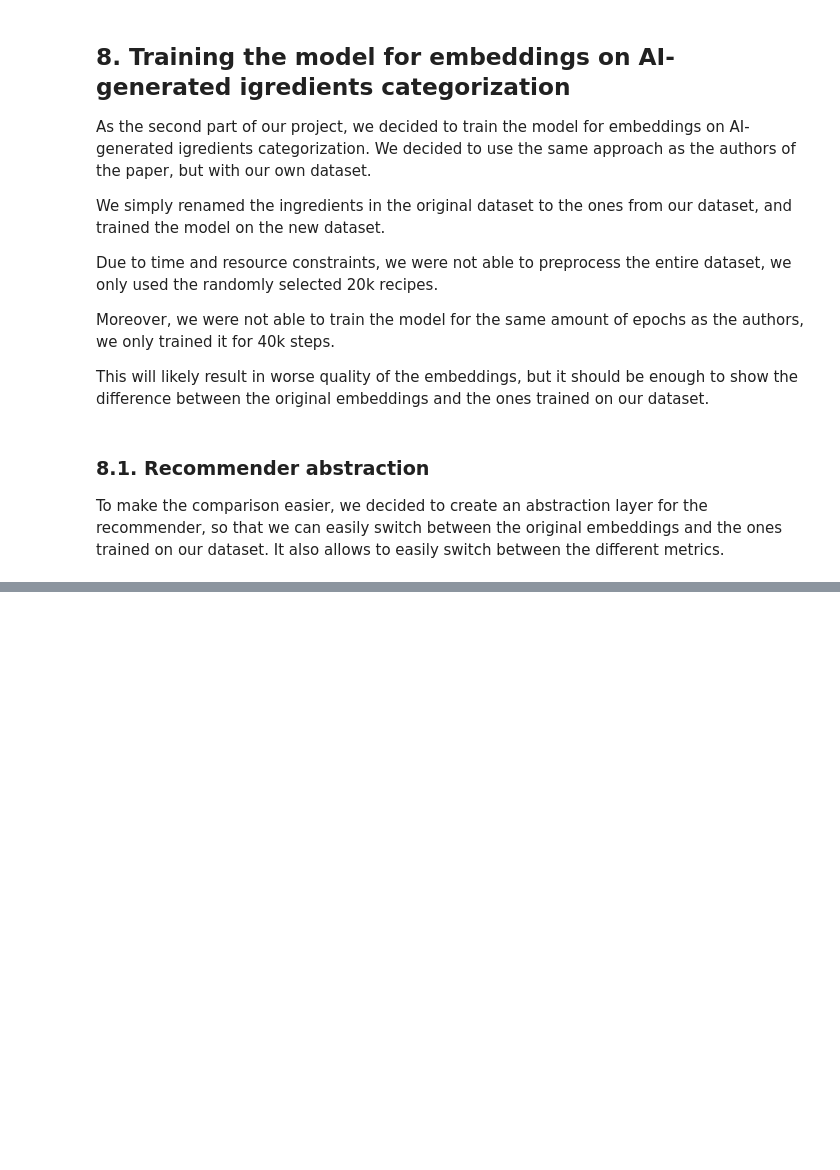
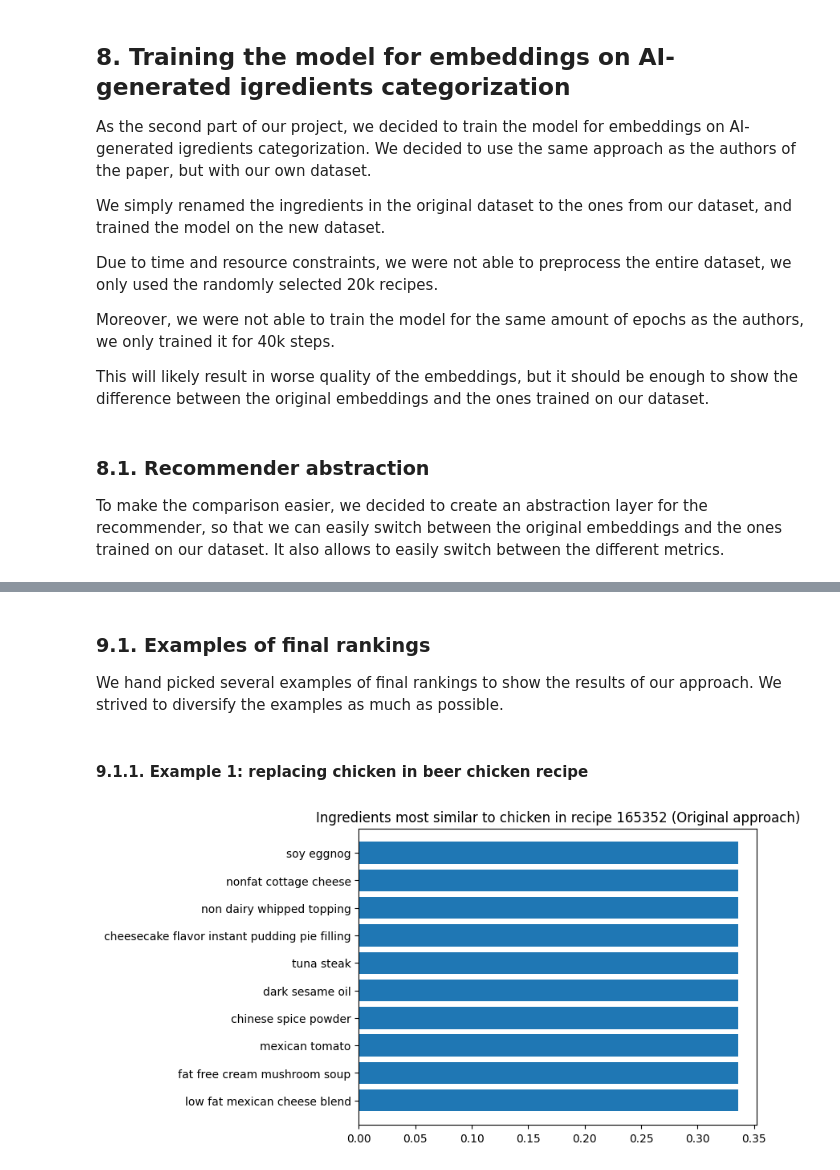
Before and after one commit to Tremirre/EaT-PIM-Revised, a Jupyter notebook: report.ipynb, the cells around one changed output, grey strips where cells are left out. Cells and saved outputs as stored; diff of their text form; code cells hidden in the pictures; blank space fills up the shorter version.

```diff
--- a/report.ipynb
+++ b/report.ipynb
@@ -1187,0 +1277,27 @@ Metric: SimilarityMetric.RECIPE_OUTPUT
+# %% [markdown]
+### 9.1. Examples of final rankings
+
+We hand picked several examples of final rankings to show the results of our approach. We strived to diversify the examples as much as possible.
+# %% [markdown]
+#### 9.1.1. Example 1: replacing chicken in beer chicken recipe
+# %%
+target_ing = "chicken"
+target_recipe = "165352"
+
+orig_recommendation = original_dataset_recommender.evaluate_substitutes(
+    target_ing,
+    SimilarityMetric.RECIPE_OUTPUT,
+    target_recipe
+)
+ranked_original = np.argsort(orig_recommendation)[::-1]
+top_10_ingredients = [original_dataset_recommender.ingredients[i] for i in ranked_original[:10][::-1]]
+top_10_values = [orig_recommendation[i] for i in ranked_original[:10][::-1]]
+
+plt.barh(
+    top_10_ingredients,
+    top_10_values
+)
+plt.title(f"Ingredients most similar to {target_ing} in recipe {target_recipe} (Original approach)")
+plt.show()
+# %% [output]
+[figure, added]
```
Also changed, not shown: parts of 28 cells of this notebook, 2 other files.
